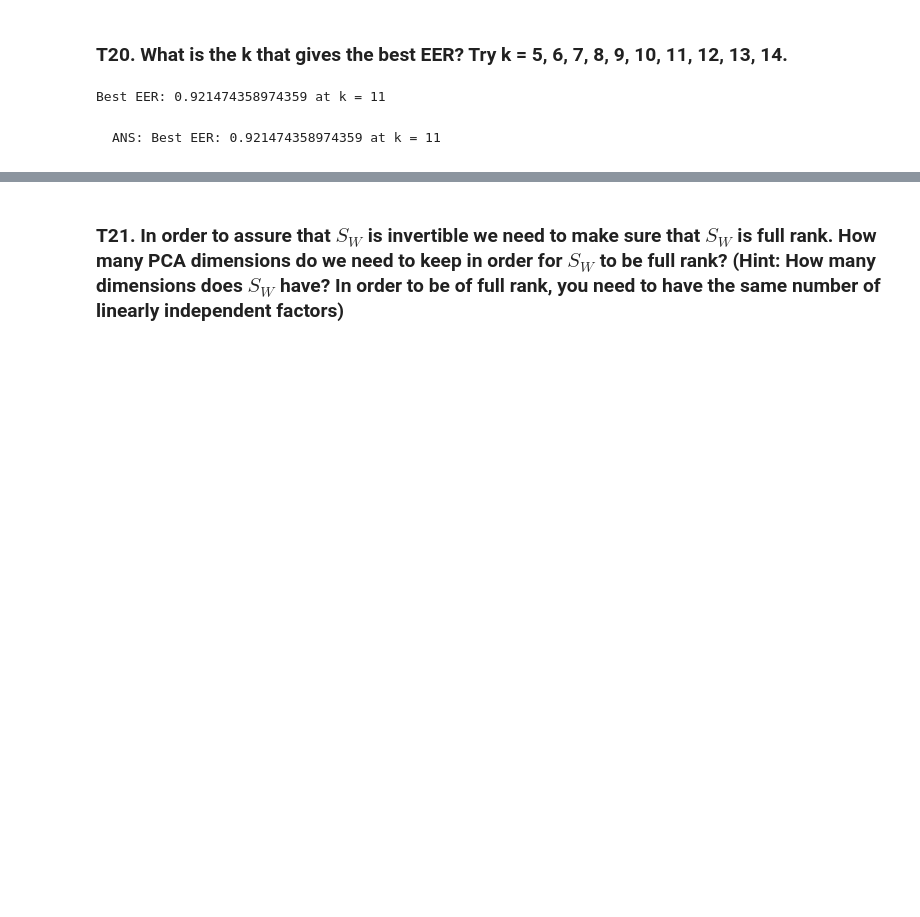
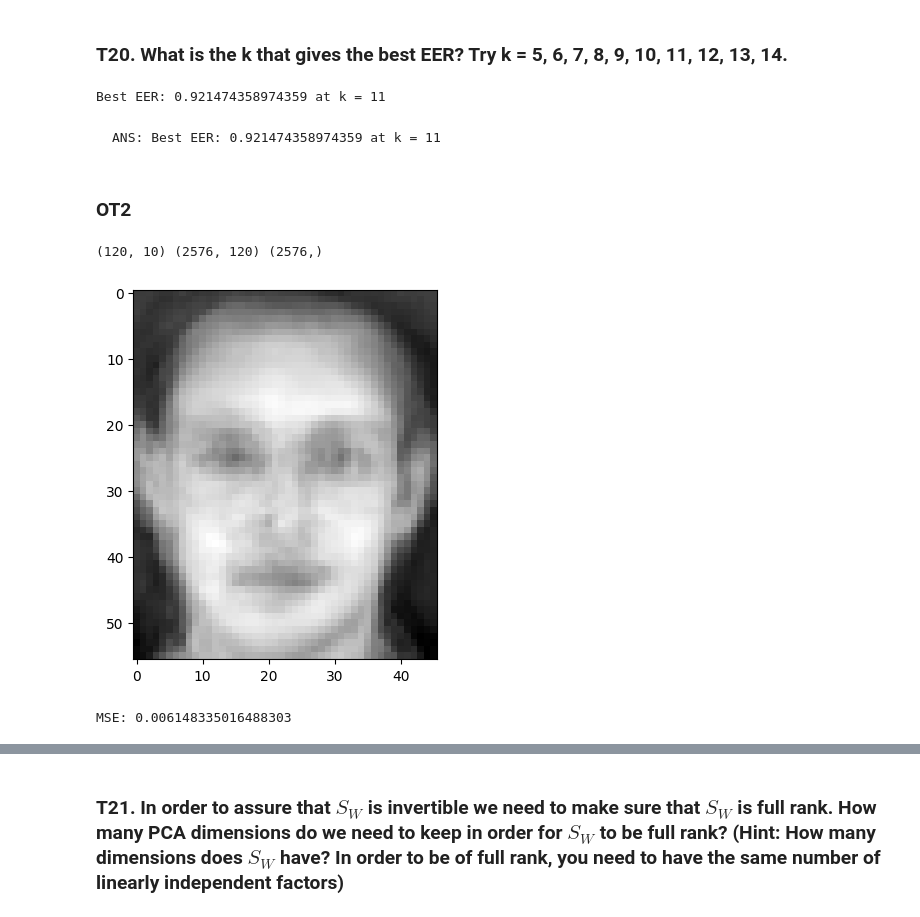
Before and after one commit to ADNCRICH/CU_submission, a Jupyter notebook: Pattern_Recognition/HW3/HW3_Fisherfaces(student).ipynb, the cells around one changed output, grey strips where cells are left out. Drawn from its saved outputs; the diff is of its cells as text; code cells hidden in the pictures; blank space fills up the shorter version.

```diff
--- a/Pattern_Recognition/HW3/HW3_Fisherfaces(student).ipynb
+++ b/Pattern_Recognition/HW3/HW3_Fisherfaces(student).ipynb
@@ -632,15 +661,15 @@ print(projected_T.shape)
 (120, 120)
 # %%
 # TODO: Get projection vectors of T and D, then Keep first k projection values.
-k = 64
-T_reduced = calculate_projection_vectors(T, meanface, v)[:k].T
-D_reduced = calculate_projection_vectors(D, meanface, v)[:k].T
+k = 80
+T_projected = calculate_projection_vectors(T, meanface, v)[:k].T
+D_projected = calculate_projection_vectors(D, meanface, v)[:k].T
 
 
 def test_reduce_dimension():
-    assert T_reduced.shape[-1] == k
-    assert D_reduced.shape[-1] == k
+    assert T_projected.shape[-1] == k
+    assert D_projected.shape[-1] == k
 
 test_reduce_dimension()
-print(T_reduced.shape, D_reduced.shape)
+print(T_projected.shape, D_projected.shape)
 # %% [output]
@@ -648,13 +677,13 @@ print(T_reduced.shape, D_reduced.shape)
 # %%
 # TODO: Get similarity matrix of T_reduced and D_reduced
-similarity_matrix_reduced = generate_similarity_matrix(T_reduced, D_reduced)
-plt.imshow(similarity_matrix_reduced, cmap='gray')
+similarity_matrix_projected = generate_similarity_matrix(T_projected, D_projected)
+plt.imshow(similarity_matrix_projected, cmap='gray')
 plt.show()
 # %% [output]
 [figure]
 # %%
 # TODO: Find EER and the recall rate at 0.1% FAR.
-_, _, recall, eer = calculate_roc(similarity_matrix_reduced, 3, 7, 0.001, True)
+_, _, recall, eer = calculate_roc(similarity_matrix_projected, 3, 7, 0.001, True)
 print('EER:', eer)
 print('Recall rate at 0.1% false alarm rate:', recall)
 # %% [output]
@@ -683,3 +712,26 @@ print("Best EER:", ma, "at k =", idx)
 Best EER: 0.921474358974359 at k = 11
 # %% [markdown]
     ANS: Best EER: 0.921474358974359 at k = 11
+# %% [markdown]
+### OT2
+# %%
+
+T_reduced_10 = T_reduced_full[:,:10]
+print(T_reduced_10.shape, v.shape, meanface.shape)
+
+def reconstruct_image(projected, meanface, v, k):
+    # print(projected.shape, v[:,:k].shape)
+    return (v[:,:k] @ projected.T + meanface.reshape(-1, 1)).T
+
+def find_MSE(original, reconstructed):
+    return np.mean((original - reconstructed)**2)
+
+reconstructed = reconstruct_image(T_reduced_10, meanface, v, 10)
+# print(reconstructed.shape)
+plt.imshow(reconstructed[0].reshape(56, 46), cmap='gray')
+plt.show()
+print('MSE:', find_MSE(T[0], reconstructed[0]))
+# %% [output]
+(120, 10) (2576, 120) (2576,)
+[figure, added]
+MSE: 0.006148335016488303
```
Also changed, not shown: parts of 36 cells of this notebook, 5 other files.
